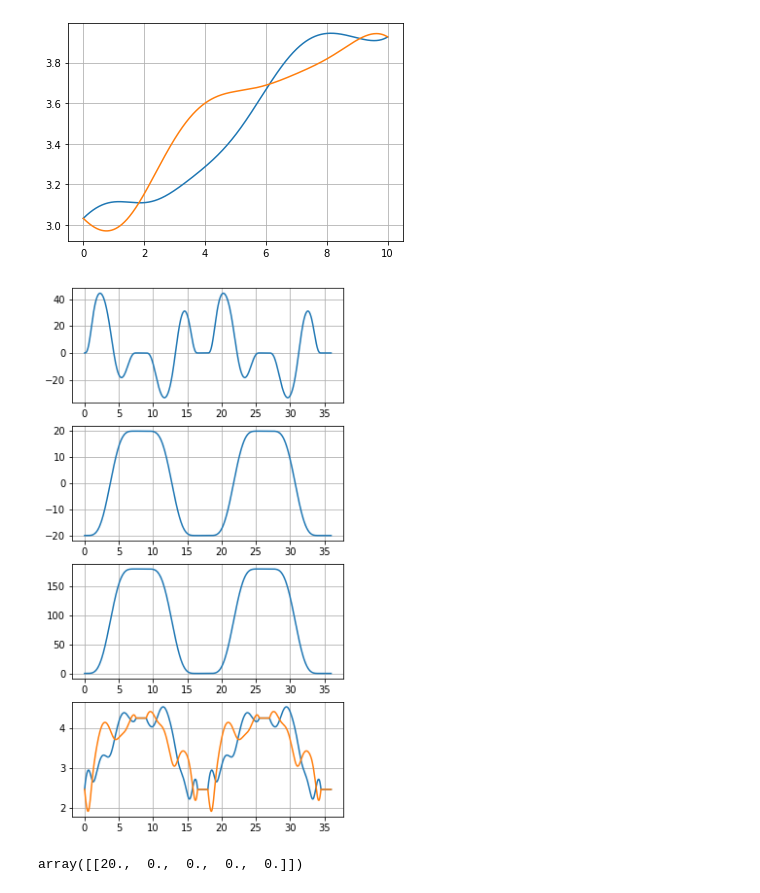
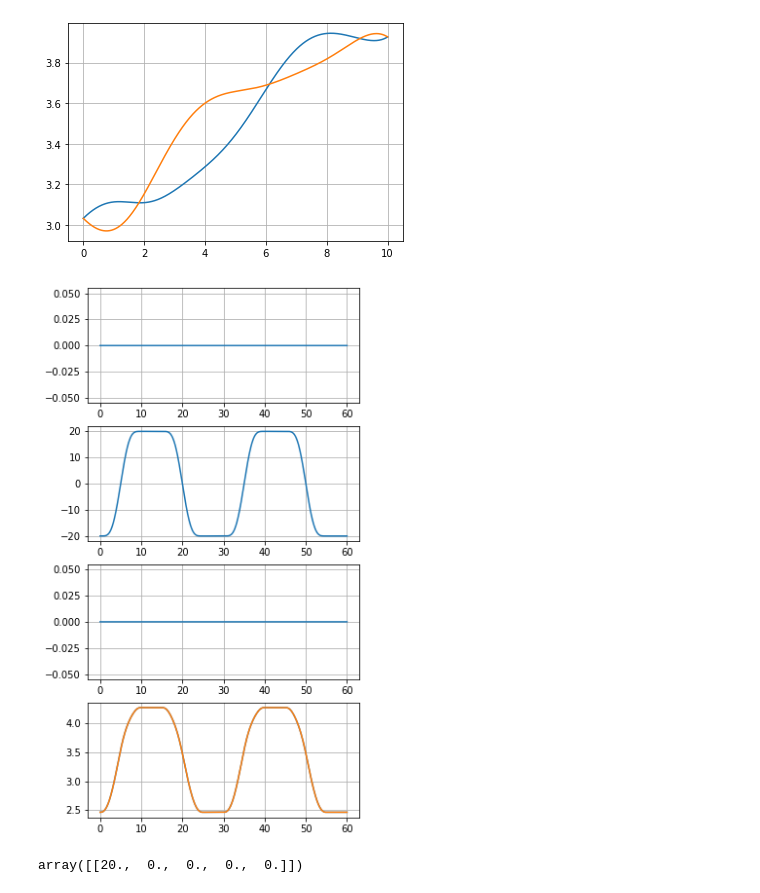
Before and after one commit to Rojetto/helicopter_thesis_code, a Jupyter notebook: scripts/plan_trajectory.ipynb, the cells around one changed output. Saved outputs shown, nothing was run; the diff lists cells and outputs as text; code cells hidden in the pictures.

Commit message:
Generate trajectory with only eps movement

```diff
--- a/scripts/plan_trajectory.ipynb
+++ b/scripts/plan_trajectory.ipynb
@@ -126,26 +127,30 @@ savemat(f"../matlab/pnp_t7_5.mat", traj4.to_dict())
+# %%
+traj_only_eps = generate_pick_and_place(travel_distance=0, move_time=10)
+
+savemat("../matlab/trajectories/pnp_eps_t10", traj_only_eps.to_dict())
 # %%
-traj = traj4
+traj = traj_only_eps
 deg = np.pi / 180
 figure(figsize=(5, 10))
 
 subplot(411)
 plot(traj.t, traj.phi[:, 0] / deg)
 grid()
 
 subplot(412)
 plot(traj.t, traj.eps[:, 0] / deg)
 grid()
 
 subplot(413)
 plot(traj.t, traj.lamb[:, 0] / deg)
 grid()
 
 subplot(414)
 plot(traj.t, traj.vf[:, 0])
 plot(traj.t, traj.vb[:, 0])
 grid()
 # %% [output]
-[figure, old version]
+[figure, new version]
 # %%
 traj_planner.generate().eps / np.pi * 180
 # %% [output]
```
Also changed, not shown: parts of 2 cells of this notebook, 1 other file.
